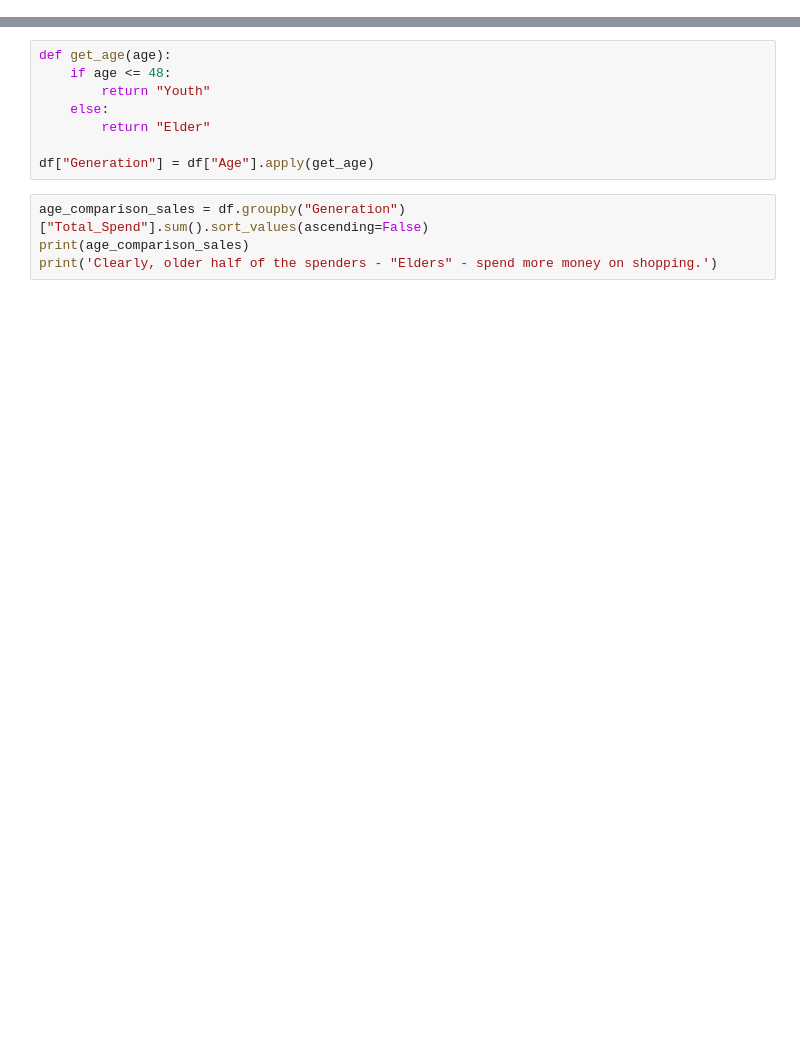
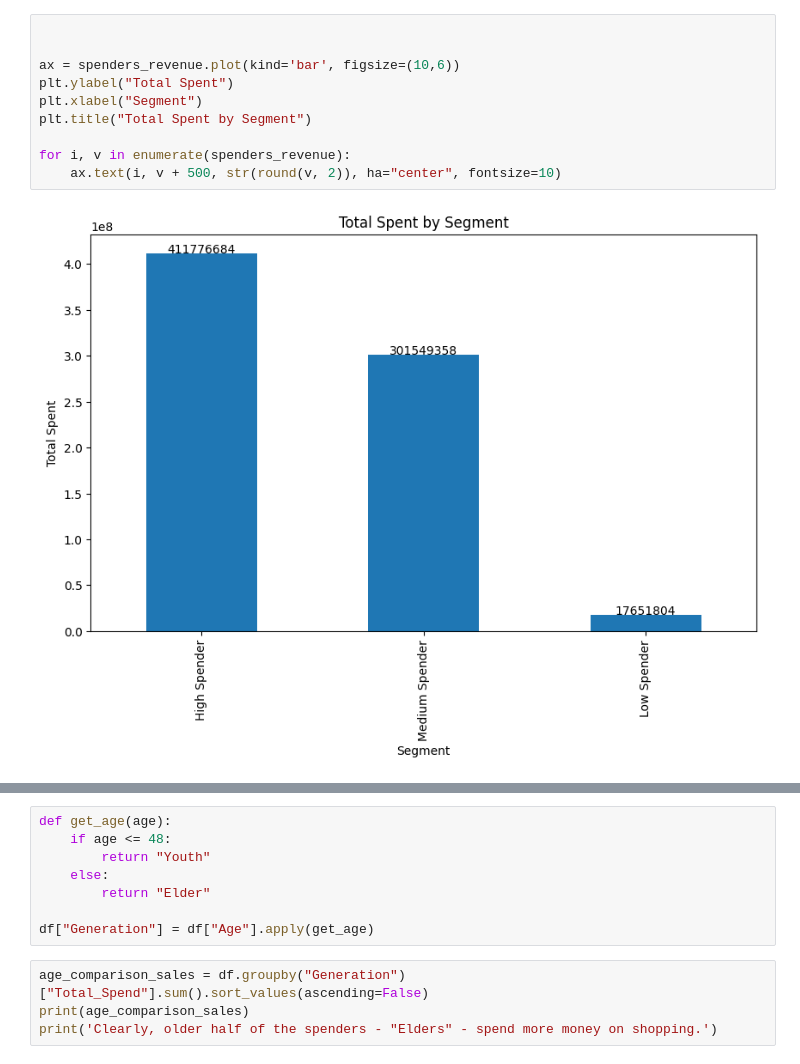
Before and after one commit to HMurawski/dump, a Jupyter notebook: dump_learning/February 25'/040225&050225/37&38.ipynb, the cells around one changed output, grey strips where cells are left out. Saved outputs shown, nothing was run; the diff lists cells and outputs as text; blank space fills up the shorter version.

```diff
--- a/dump_learning/February 25'/040225&050225/37&38.ipynb
+++ b/dump_learning/February 25'/040225&050225/37&38.ipynb
@@ -59,3 +62,15 @@ Top spender's segment: High Spender with revenue of 408619747
+# %%
+
+
+ax = spenders_revenue.plot(kind='bar', figsize=(10,6))
+plt.ylabel("Total Spent")
+plt.xlabel("Segment")
+plt.title("Total Spent by Segment")
+
+for i, v in enumerate(spenders_revenue):
+    ax.text(i, v + 500, str(round(v, 2)), ha="center", fontsize=10)
+# %% [output]
+[figure, added]
 # %%
 #Jaka jest średnia wartość zamówienia (Total_Spend) w poszczególnych krajach?
 spend_per_country = df.groupby("Country")["Total_Spend"].mean().sort_values(ascending=False)
```
Also changed, not shown: parts of 14 cells of this notebook.
